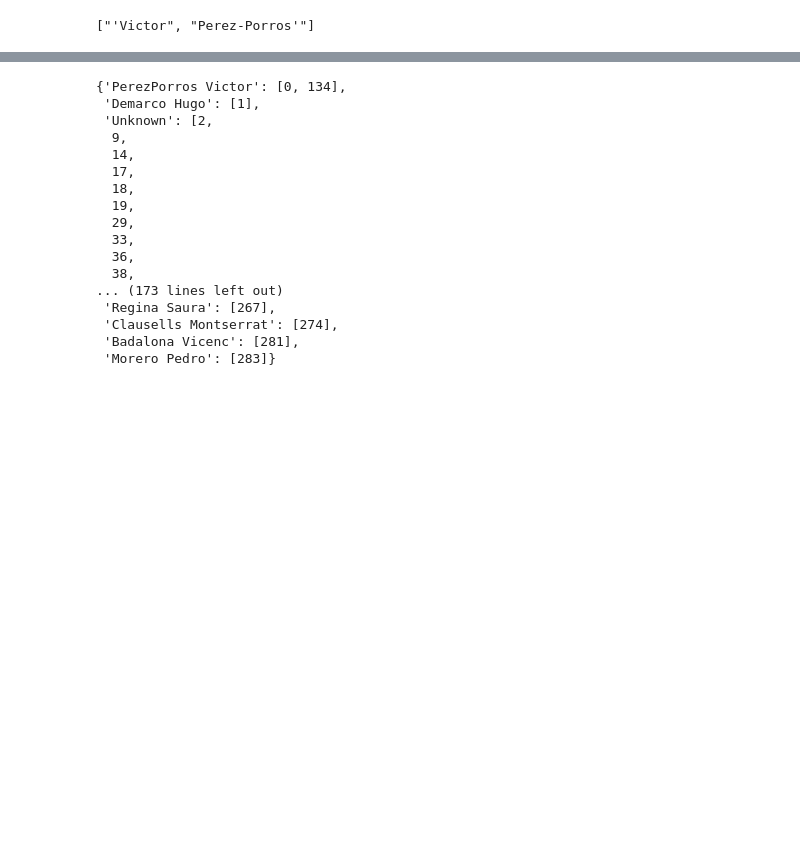
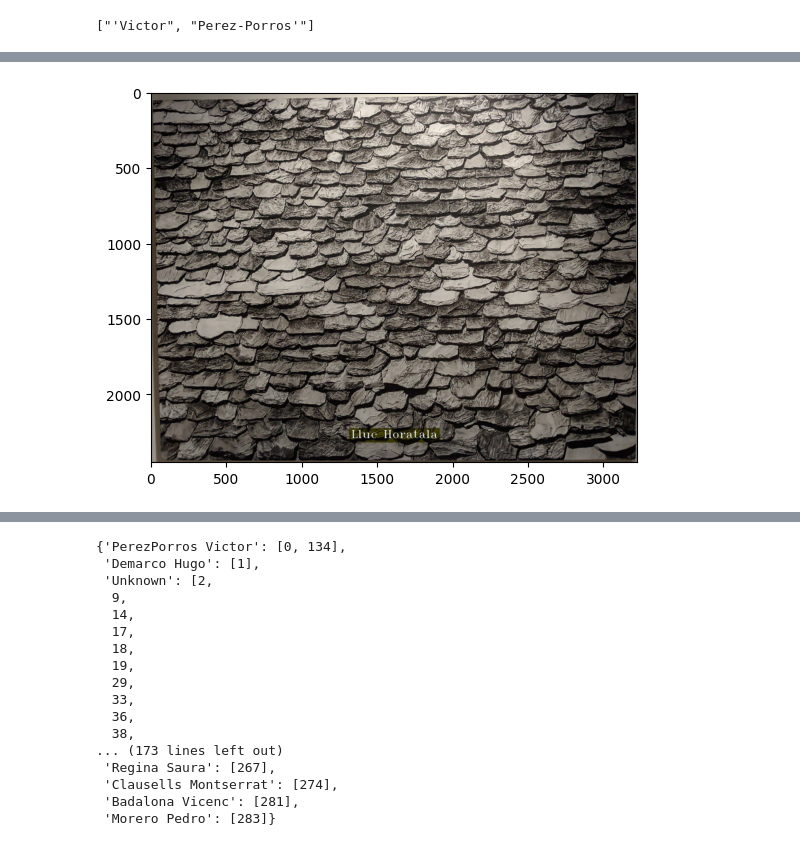
Before and after one commit to Bycarkos/Museum-Painting-Detection, a Jupyter notebook: src/testing.ipynb, the cells around one changed output, grey strips where cells are left out. Saved outputs shown, nothing was run; the diff lists cells and outputs as text; code cells hidden in the pictures; blank space fills up the shorter version.

```diff
--- a/src/testing.ipynb
+++ b/src/testing.ipynb
@@ -71,0 +207,6 @@ queries = utils.read_pickle("../data/qsd2_w3/qsd2_w3_processed.pkl")
+# %%
+idx = 11
+plt.imshow(queries[idx][0]._paint)
+paint = queries[idx][0]._paint
+# %% [output]
+[figure, added]
```
Also changed, not shown: parts of 38 cells of this notebook, 11 other files.
